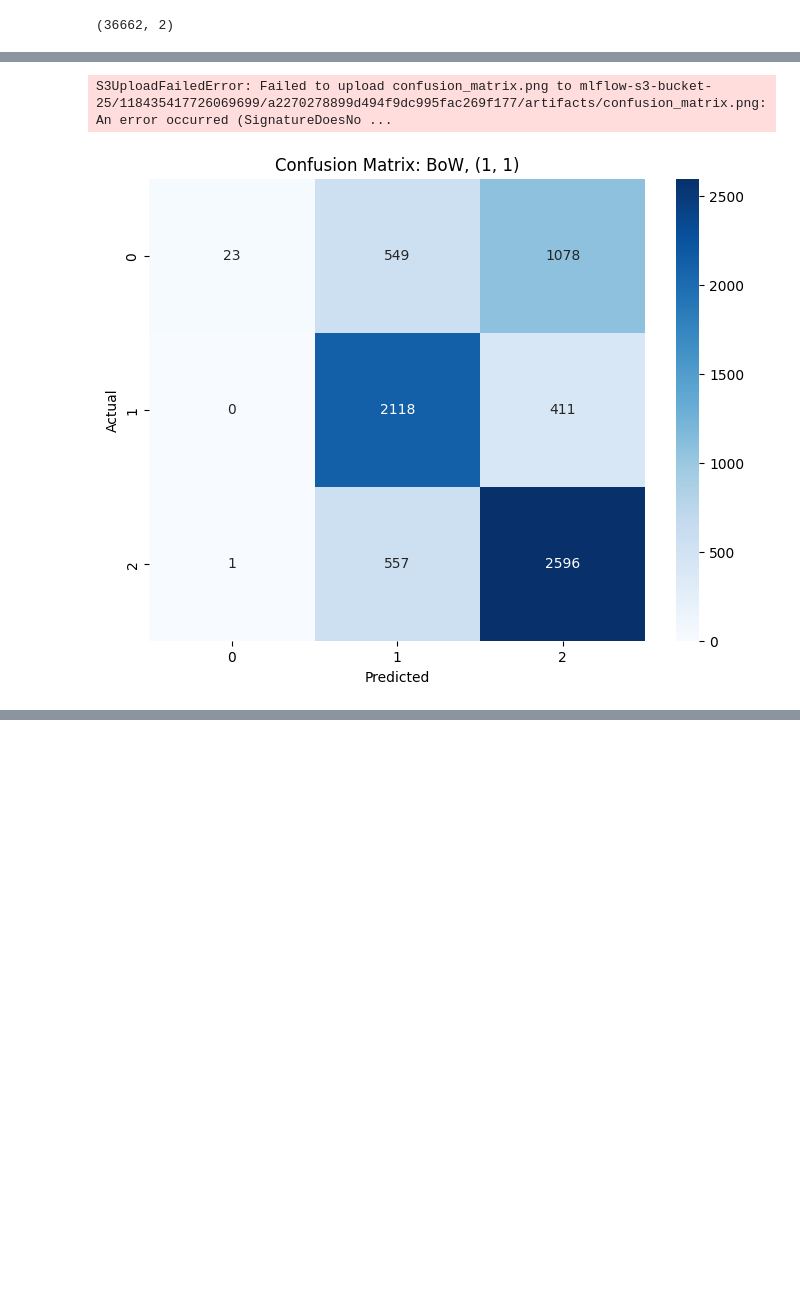
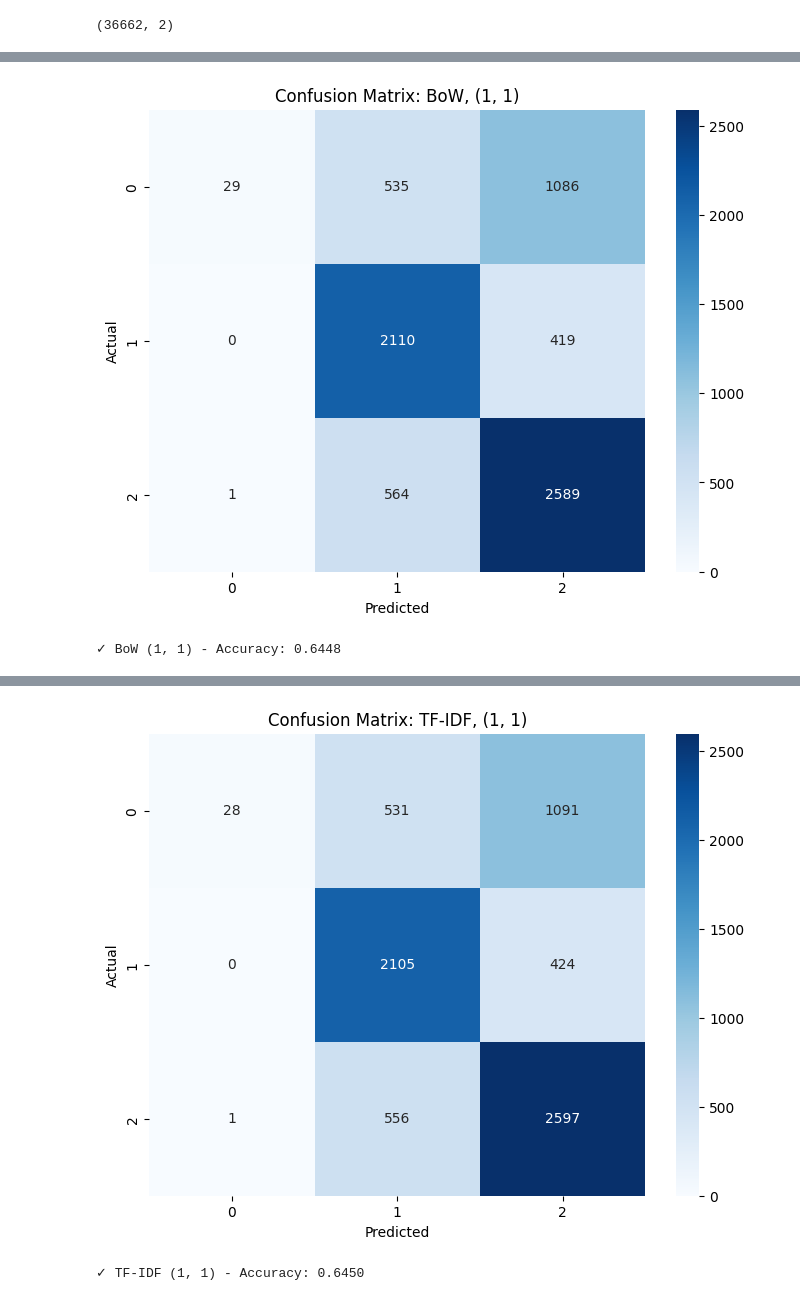
Before and after one commit to Gavesh99324/Sentiment-Analysis, a Jupyter notebook: notebooks/3_experiment_2_bow_tfidf.ipynb, the cells around one changed output, grey strips where cells are left out. Cells and saved outputs as stored; diff of their text form; code cells hidden in the pictures; blank space fills up the shorter version.

```diff
--- a/notebooks/3_experiment_2_bow_tfidf.ipynb
+++ b/notebooks/3_experiment_2_bow_tfidf.ipynb
@@ -21,6 +21,6 @@ Successfully installed awscli-1.36.40 botocore-1.35.99 docutils-0.16
 # %%
 import mlflow
-mlflow.set_tracking_uri("http://ec2-98-89-32-32.compute-1.amazonaws.com:5000/")
+mlflow.set_tracking_uri("http://ec2-98-89-47-151.compute-1.amazonaws.com:5000/")
 # %%
 mlflow.set_experiment("Exp 2 - BoW vs TfIdf")
 # %% [output]
@@ -101,25 +101,26 @@ def run_experiment(vectorizer_type, ngram_range, vectorizer_max_features, vector
                 for metric, value in metrics.items():
                     mlflow.log_metric(f"{label}_{metric}", value)
 
-        # Log confusion matrix
+        # Display confusion matrix in notebook (not logged to MLflow to avoid S3 errors)
         conf_matrix = confusion_matrix(y_test, y_pred)
         plt.figure(figsize=(8, 6))
         sns.heatmap(conf_matrix, annot=True, fmt="d", cmap="Blues")
         plt.xlabel("Predicted")
         plt.ylabel("Actual")
         plt.title(f"Confusion Matrix: {vectorizer_name}, {ngram_range}")
-        plt.savefig("confusion_matrix.png")
-        mlflow.log_artifact("confusion_matrix.png")
-        plt.close()
+        plt.show()  # Display in notebook
+        plt.close()  # Clean up
 
-        # Log the model
-        mlflow.sklearn.log_model(
-            model, f"random_forest_model_{vectorizer_name}_{ngram_range}")
+        # Print results
+        print(f"✓ {vectorizer_name} {ngram_range} - Accuracy: {accuracy:.4f}")
 
 
 # Run experiments for BoW and TF-IDF with different n-grams
 ngram_ranges = [(1, 1), (1, 2), (1, 3)]  # unigrams, bigrams, trigrams
 max_features = 5000  # Example max feature size
+
+print("Starting experiments...")
+print("=" * 60)
 
 for ngram_range in ngram_ranges:
     # BoW Experiments
@@ -128,4 +129,8 @@ for ngram_range in ngram_ranges:
     # TF-IDF Experiments
     run_experiment("TF-IDF", ngram_range, max_features,
                    vectorizer_name="TF-IDF")
+
+print("=" * 60)
+print("✓ All experiments completed!")
+print(f"✓ View results: http://ec2-98-89-47-151.compute-1.amazonaws.com:5000/")
 # %% [output]
@@ -134,2 +139,2 @@ for ngram_range in ngram_ranges:
+[figure]
-S3UploadFailedError: Failed to upload confusion_matrix.png to mlflow-s3-bucket-25/118435417726069699/a2270278899d494f9dc995fac269f177/artifacts/confusion_matrix.png: An error occurred (SignatureDoesNo ...
+✓ BoW (1, 1) - Accuracy: 0.6448
-[figure]
@@ -135,0 +143,2 @@ S3UploadFailedError: Failed to upload confusion_matrix.png to mlflow-s3-bucket-2
+[figure, added]
+✓ TF-IDF (1, 1) - Accuracy: 0.6450
```
Also changed, not shown: parts of 2 cells of this notebook, 8 other files.
